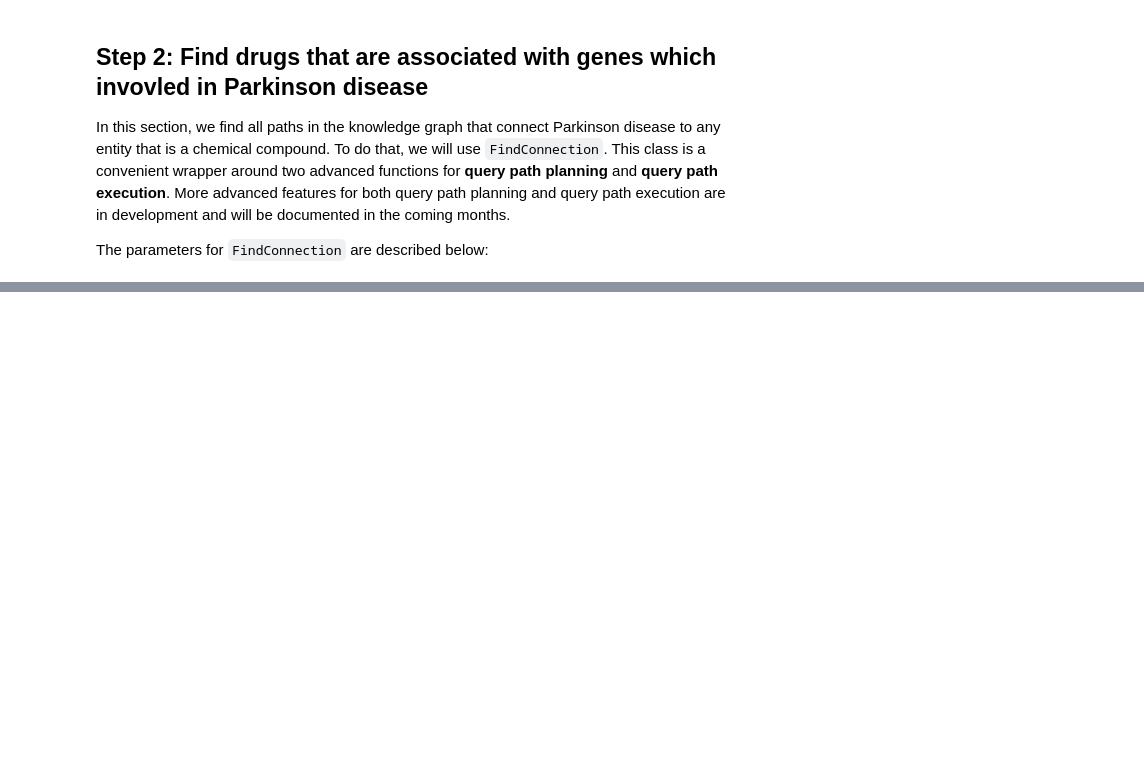
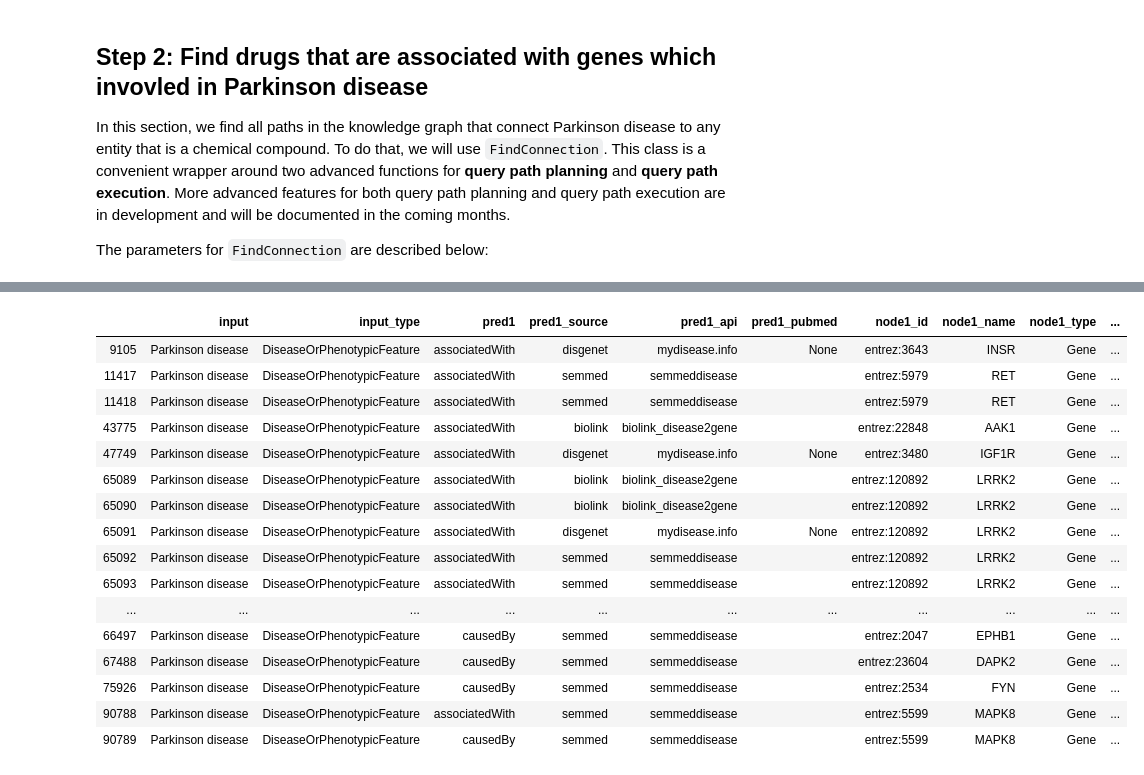
Before and after one commit to biothings/biothings_explorer_archived, a Jupyter notebook: jupyter notebooks/TIDBIT 02 Finding New Uses for Existing Drugs to Treat Parkinson’s Disease.ipynb, the cells around one changed output, grey strips where cells are left out. Saved outputs shown, nothing was run; the diff lists cells and outputs as text; code cells hidden in the pictures; blank space fills up the shorter version.

```diff
--- a/jupyter notebooks/TIDBIT 02 Finding New Uses for Existing Drugs to Treat Parkinson’s Disease.ipynb
+++ b/jupyter notebooks/TIDBIT 02 Finding New Uses for Existing Drugs to Treat Parkinson’s Disease.ipynb
@@ -15,4 +19,6 @@ Search terms can correspond to any child of [BiologicalEntity](https://biolink.g
 # %%
 from biothings_explorer.hint import Hint
 ht = Hint()
-pd = ht.query("Parkinson disease")['DiseaseOrPhenotypicFeature'][0]
+parkDis = ht.query("Parkinson disease")['DiseaseOrPhenotypicFeature'][0]
+
+parkDis
@@ -37,3 +41,6 @@ In this section, we find all paths in the knowledge graph that connect Parkinson
 The parameters for `FindConnection` are described below:
 # %%
 from biothings_explorer.user_query_dispatcher import FindConnection
+
+fc = FindConnection(input_obj=parkDis, output_obj='ChemicalSubstance', intermediate_nodes=['Gene'])
+fc.connect(verbose=True)
@@ -40,2 +64,0 @@ from biothings_explorer.user_query_dispatcher import FindConnection
-# %%
-fc = FindConnection(input_obj=pd, output_obj='ChemicalSubstance', intermediate_nodes=['Gene'])
@@ -94,0 +138,20 @@ array(['umls:C0243192', 'umls:C0207636', 'umls:C0008260', 'umls:C0043047',
+# %%
+df[df['output_name'] == 'NINTEDANIB']
+# %% [output]
+|  | input | input_type | pred1 | pred1_source | pred1_api | pred1_pubmed | node1_id | node1_name | node1_type | ... |
+| 9105 | Parkinson disease | DiseaseOrPhenotypicFeature | associatedWith | disgenet | mydisease.info | None | entrez:3643 | INSR | Gene | ... |
+| 11417 | Parkinson disease | DiseaseOrPhenotypicFeature | associatedWith | semmed | semmeddisease |  | entrez:5979 | RET | Gene | ... |
+| 11418 | Parkinson disease | DiseaseOrPhenotypicFeature | associatedWith | semmed | semmeddisease |  | entrez:5979 | RET | Gene | ... |
+| 43775 | Parkinson disease | DiseaseOrPhenotypicFeature | associatedWith | biolink | biolink_disease2gene |  | entrez:22848 | AAK1 | Gene | ... |
+| 47749 | Parkinson disease | DiseaseOrPhenotypicFeature | associatedWith | disgenet | mydisease.info | None | entrez:3480 | IGF1R | Gene | ... |
+| 65089 | Parkinson disease | DiseaseOrPhenotypicFeature | associatedWith | biolink | biolink_disease2gene |  | entrez:120892 | LRRK2 | Gene | ... |
+| 65090 | Parkinson disease | DiseaseOrPhenotypicFeature | associatedWith | biolink | biolink_disease2gene |  | entrez:120892 | LRRK2 | Gene | ... |
+| 65091 | Parkinson disease | DiseaseOrPhenotypicFeature | associatedWith | disgenet | mydisease.info | None | entrez:120892 | LRRK2 | Gene | ... |
+| 65092 | Parkinson disease | DiseaseOrPhenotypicFeature | associatedWith | semmed | semmeddisease |  | entrez:120892 | LRRK2 | Gene | ... |
+| 65093 | Parkinson disease | DiseaseOrPhenotypicFeature | associatedWith | semmed | semmeddisease |  | entrez:120892 | LRRK2 | Gene | ... |
+| ... | ... | ... | ... | ... | ... | ... | ... | ... | ... | ... |
+| 66497 | Parkinson disease | DiseaseOrPhenotypicFeature | causedBy | semmed | semmeddisease |  | entrez:2047 | EPHB1 | Gene | ... |
+| 67488 | Parkinson disease | DiseaseOrPhenotypicFeature | causedBy | semmed | semmeddisease |  | entrez:23604 | DAPK2 | Gene | ... |
+| 75926 | Parkinson disease | DiseaseOrPhenotypicFeature | causedBy | semmed | semmeddisease |  | entrez:2534 | FYN | Gene | ... |
+| 90788 | Parkinson disease | DiseaseOrPhenotypicFeature | associatedWith | semmed | semmeddisease |  | entrez:5599 | MAPK8 | Gene | ... |
+| 90789 | Parkinson disease | DiseaseOrPhenotypicFeature | causedBy | semmed | semmeddisease |  | entrez:5599 | MAPK8 | Gene | ... |
```
Also changed, not shown: parts of 18 cells of this notebook, 1 other file.
